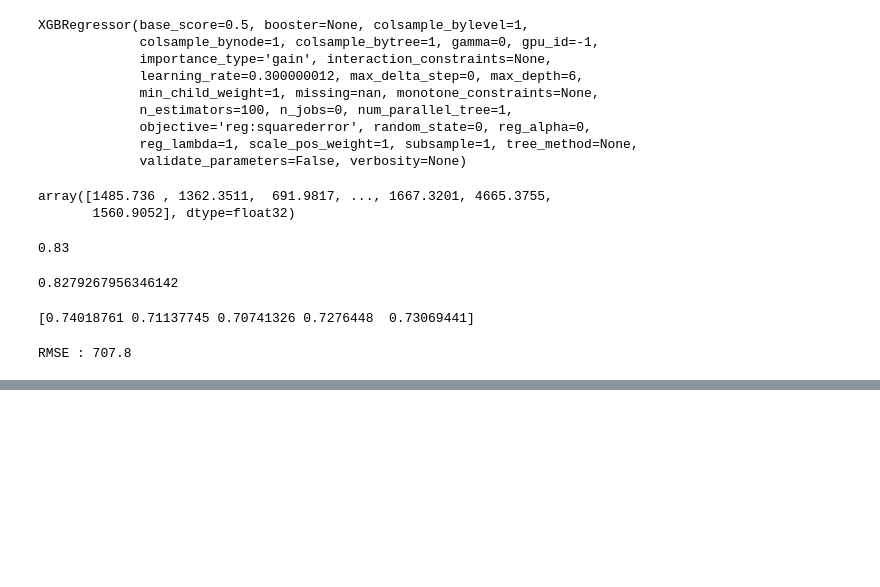
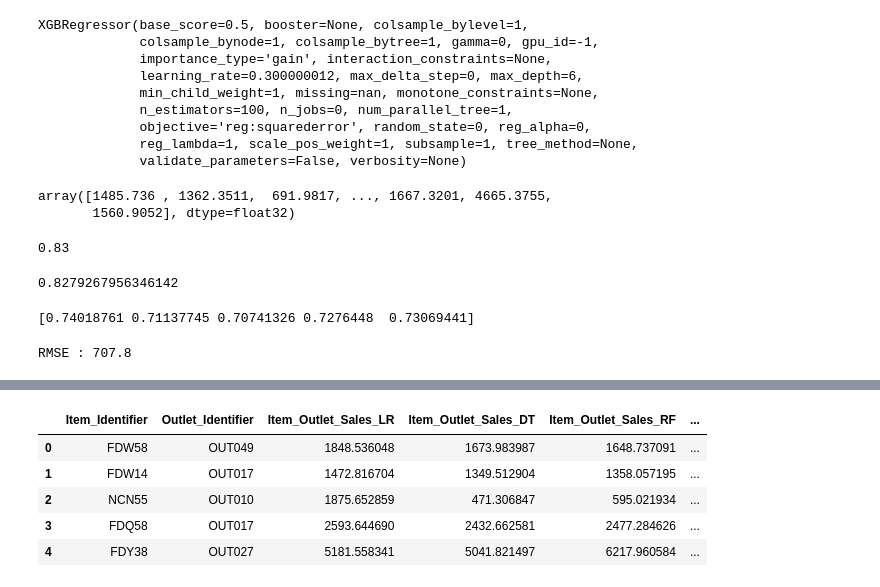
Before and after one commit to Anmol-dot-cyber/Data_Science_Projects, a Jupyter notebook: Big_Mart_Sales_Python/Super_Market_Sales-BIGMART_Prediction .ipynb, the cells around one changed output, grey strips where cells are left out. Saved outputs shown, nothing was run; the diff lists cells and outputs as text; code cells hidden in the pictures; blank space fills up the shorter version.

```diff
--- a/Big_Mart_Sales_Python/Super_Market_Sales-BIGMART_Prediction .ipynb
+++ b/Big_Mart_Sales_Python/Super_Market_Sales-BIGMART_Prediction .ipynb
@@ -662,0 +675,6 @@ submission.to_csv('XG_Boost.csv',index=False)
+# %%
+import pandas as pd
+# using .merge() function
+re = pd.merge(df, df1, on=['Item_Identifier','Outlet_Identifier'])#df2, df3, df4, df5, df6,
+
+re.head()
@@ -662,0 +688,5 @@ submission.to_csv('XG_Boost.csv',index=False)
+# %%
+# using .merge() function
+res = pd.merge(re, df2, on=['Item_Identifier','Outlet_Identifier'])#df3, df4, df5, df6,
+
+res.head()
@@ -662,0 +700,11 @@ submission.to_csv('XG_Boost.csv',index=False)
+# %%
+# using .merge() function
+resu = pd.merge(res, df3, on=['Item_Identifier','Outlet_Identifier'])#df4, df5, df6,
+resu.head()
+# %% [output]
+|  | Item_Identifier | Outlet_Identifier | Item_Outlet_Sales_LR | Item_Outlet_Sales_DT | Item_Outlet_Sales_RF | ... |
+| 0 | FDW58 | OUT049 | 1848.536048 | 1673.983987 | 1648.737091 | ... |
+| 1 | FDW14 | OUT017 | 1472.816704 | 1349.512904 | 1358.057195 | ... |
+| 2 | NCN55 | OUT010 | 1875.652859 | 471.306847 | 595.021934 | ... |
+| 3 | FDQ58 | OUT017 | 2593.644690 | 2432.662581 | 2477.284626 | ... |
+| 4 | FDY38 | OUT027 | 5181.558341 | 5041.821497 | 6217.960584 | ... |
```
Also changed, not shown: parts of 24 cells of this notebook.
